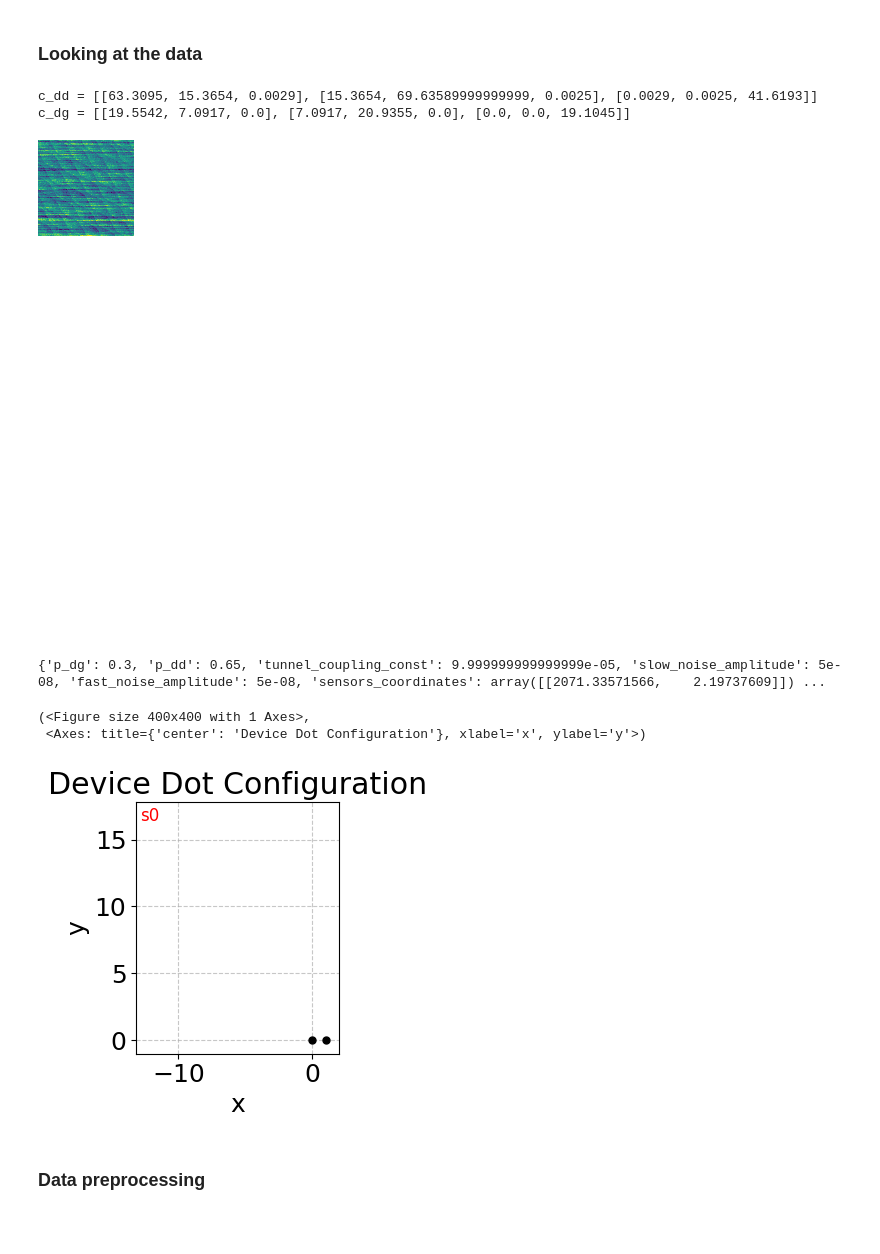
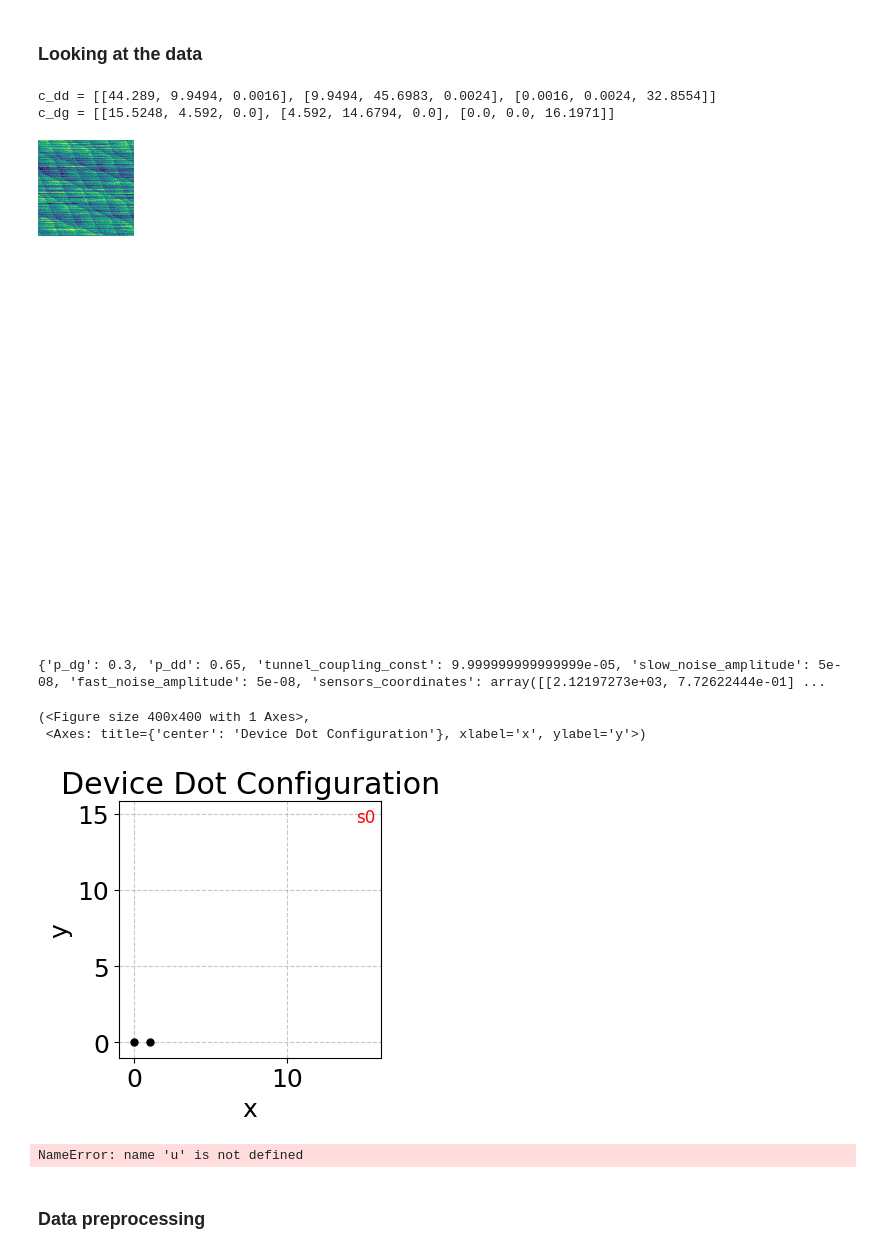
Before and after one commit to KREFT-QS-13/learning-QDs-parameters, a Jupyter notebook: example.ipynb, the cells around one changed output. Drawn from its saved outputs; the diff is of its cells as text; code cells hidden in the pictures; blank space fills up the shorter version.

```diff
--- a/example.ipynb
+++ b/example.ipynb
@@ -21,40 +21,52 @@ import torch
 # %%
 %matplotlib inline
 if c.PATH_0 == './ALICE/':
     batch_number = 2
     img_number = '0035487789'
 else:
     batch_number = 3
     img_number = '0060485230'
 
 # 21 : 3990714507 , 4306286080 , 5016070997 , 4592798557 , 4870765773
 # 22 : 9175617790 , 9043315088 , 8890086813 , 8532766679 , 9775337420 , 8118788830 , 5237945314
 # u.reconstruct_img_with_matrices(batch_number, img_number, True)[0]
-fig, c_dd, c_dg = u.reconstruct_img_with_matrices(23, '1492260645', [3,2,1])
+fig, c_dd, c_dg = u.reconstruct_img_with_matrices(29, '5172012409', [3,2,1])
 print(f"c_dd = {c_dd.tolist()}\nc_dg = {c_dg.tolist()}")
 fig
 # %% [output]
-c_dd = [[63.3095, 15.3654, 0.0029], [15.3654, 69.63589999999999, 0.0025], [0.0029, 0.0025, 41.6193]]
-c_dg = [[19.5542, 7.0917, 0.0], [7.0917, 20.9355, 0.0], [0.0, 0.0, 19.1045]]
+c_dd = [[44.289, 9.9494, 0.0016], [9.9494, 45.6983, 0.0024], [0.0016, 0.0024, 32.8554]]
+c_dg = [[15.5248, 4.592, 0.0], [4.592, 14.6794, 0.0], [0.0, 0.0, 16.1971]]
-[figure, old version]
+[figure, new version]
 [figure]
 # %%
 parms_names = ['p_dg', 'p_dd', 'tunnel_coupling_const', 'slow_noise_amplitude',
                'fast_noise_amplitude', 'sensors_coordinates', 'r_min', 'r_max']
-params = u.load_parameters(23, '1492260645', [3,2,1], parms_names)
+params = u.load_parameters(29, '5172012409', [3,2,1], parms_names)
 print(params)
 # %% [output]
-{'p_dg': 0.3, 'p_dd': 0.65, 'tunnel_coupling_const': 9.999999999999999e-05, 'slow_noise_amplitude': 5e-08, 'fast_noise_amplitude': 5e-08, 'sensors_coordinates': array([[2071.33571566,    2.19737609]]) ...
+{'p_dg': 0.3, 'p_dd': 0.65, 'tunnel_coupling_const': 9.999999999999999e-05, 'slow_noise_amplitude': 5e-08, 'fast_noise_amplitude': 5e-08, 'sensors_coordinates': array([[2.12197273e+03, 7.72622444e-01] ...
 # %%
 %matplotlib inline
 # 19 : 6855079316 , 4269757637 , 0704002487
 parms_names = ['device', 'sensors_coordinates']
-params = u.load_parameters(23, '1492260645', [3,2,1], parms_names)
+params = u.load_parameters(29, '5172012409', [3,2,1], parms_names)
 u.plot_device_lattice(params['device'], params['sensors_coordinates'])
 # %% [output]
 (<Figure size 400x400 with 1 Axes>,
  <Axes: title={'center': 'Device Dot Configuration'}, xlabel='x', ylabel='y'>)
-[figure, old version]
+[figure, new version]
+# %%
+grad = u.load_parameters(29, '5172012409', [3,2,1], ['csd_gradient'])
+
+# %matplotlib inline
+# plt.figure(figsize=(c.RESOLUTION/c.DPI, c.RESOLUTION/c.DPI), dpi=c.DPI)
+# plt.pcolormesh(grad['csd_gradient'])
+# plt.axis('off')
+# plt.tight_layout(pad=0)
+# plt.show()
+grad['csd_gradient']
+# %% [output]
+NameError: name 'u' is not defined
 # %% [markdown]
 ### Data preprocessing
 # %%
```
Also changed, not shown: 4 other files.
